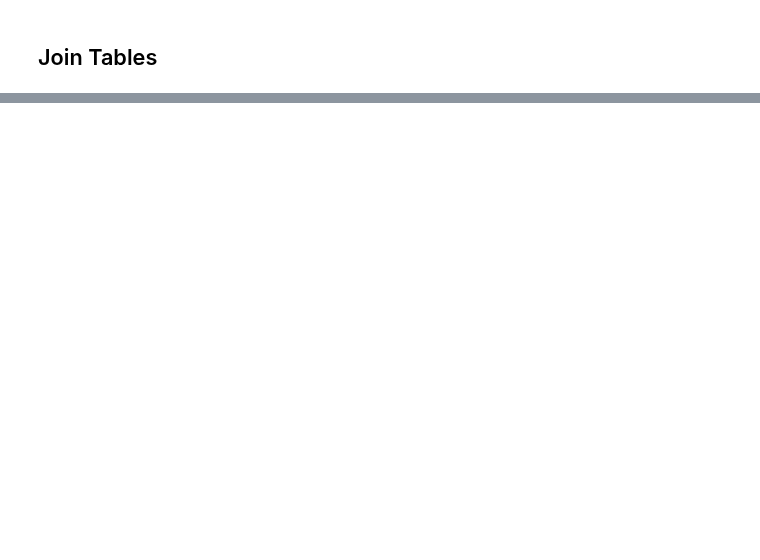
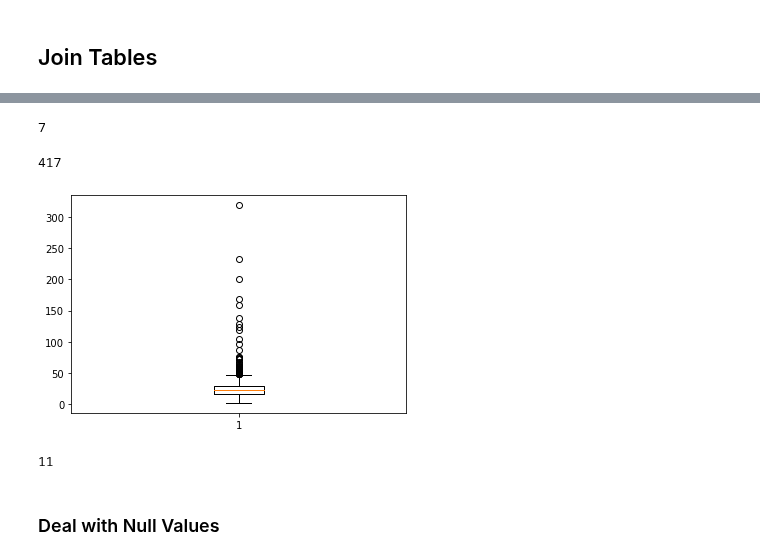
Before and after one commit to Dylan-C-Neal/Springboard-Data-Science-Career-Track, a Jupyter notebook: relax_challenge/relax_challenge.ipynb, the cells around one changed output, grey strips where cells are left out. Cells and saved outputs as stored; diff of their text form; code cells hidden in the pictures; blank space fills up the shorter version.

```diff
--- a/relax_challenge/relax_challenge.ipynb
+++ b/relax_challenge/relax_challenge.ipynb
@@ -313,0 +233,3 @@ memory usage: 1.1+ MB
+# %%
+# Drop unneeded columns
+df.drop(columns=['date_adopted', 'creation_time_week_of_year'], inplace=True)
@@ -330,0 +284,28 @@ Null values in adoption column indicate no timestamp data were available for tha
+# %%
+# To reduce cardinality of data, convert any email domain that appears < 10 times into a single category of 'other'
+otheremails = []
+
+for i in df.email.unique():
+    if df.email.value_counts()[i] < 10:
+        otheremails.append(i)
+    else:
+        continue
+# %%
+# Replace emails
+df.replace(dict.fromkeys(otheremails, 'other'), inplace=True)
+# %%
+# Confirm cardinality reduced significantly
+df.email.unique().shape[0]
+# %% [output]
+7
+# %%
+# Change org_id to str for one hot encoding later
+df.org_id = df.org_id.astype(str)
+# %%
+df.org_id.unique().shape[0]
+# %% [output]
+417
+# %%
+_ = plt.boxplot(df.org_id.value_counts())
+# %% [output]
+[figure, added]
@@ -330,0 +324,6 @@ Null values in adoption column indicate no timestamp data were available for tha
+# %%
+df.org_id.unique().shape[0]
+# %% [output]
+11
+# %% [markdown]
+### Deal with Null Values
```
Also changed, not shown: parts of 99 cells of this notebook.
